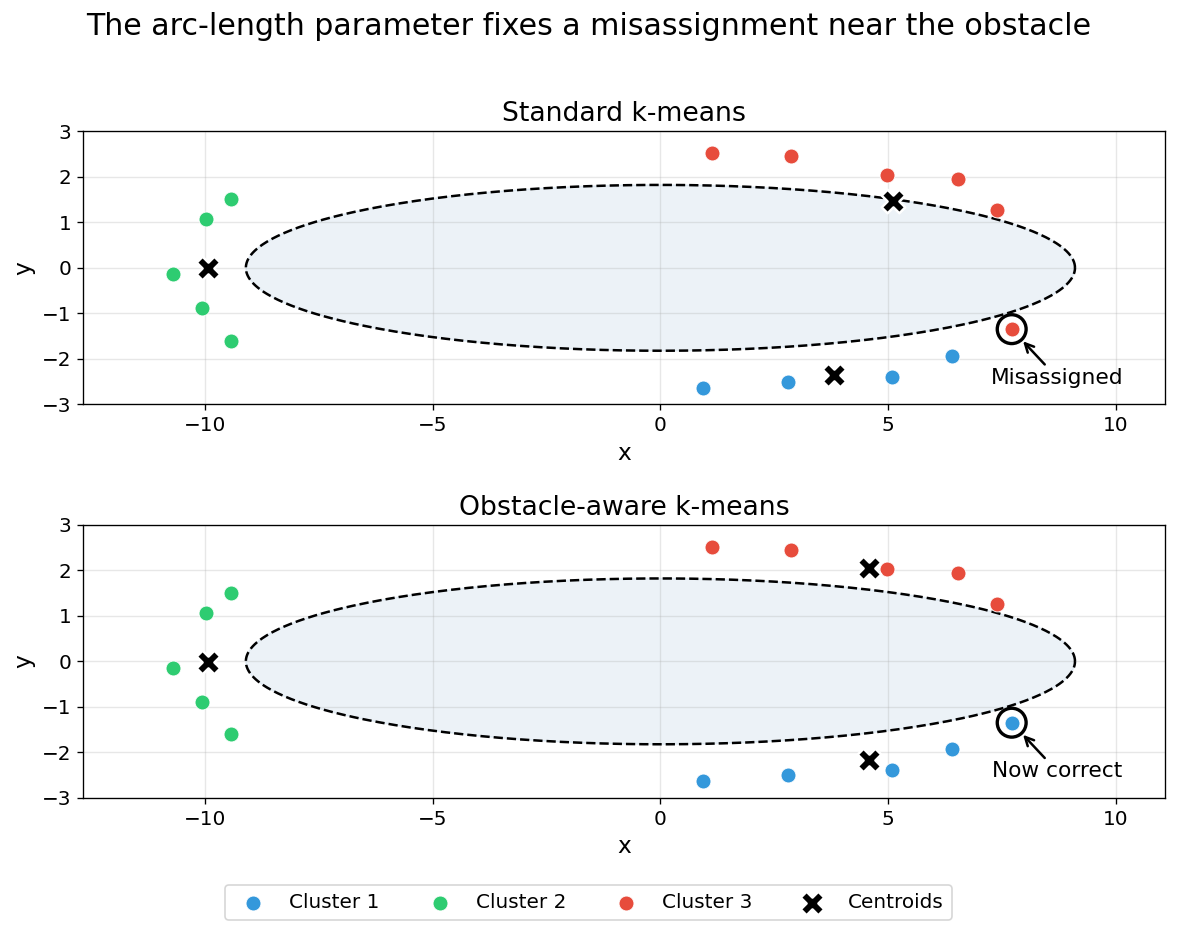
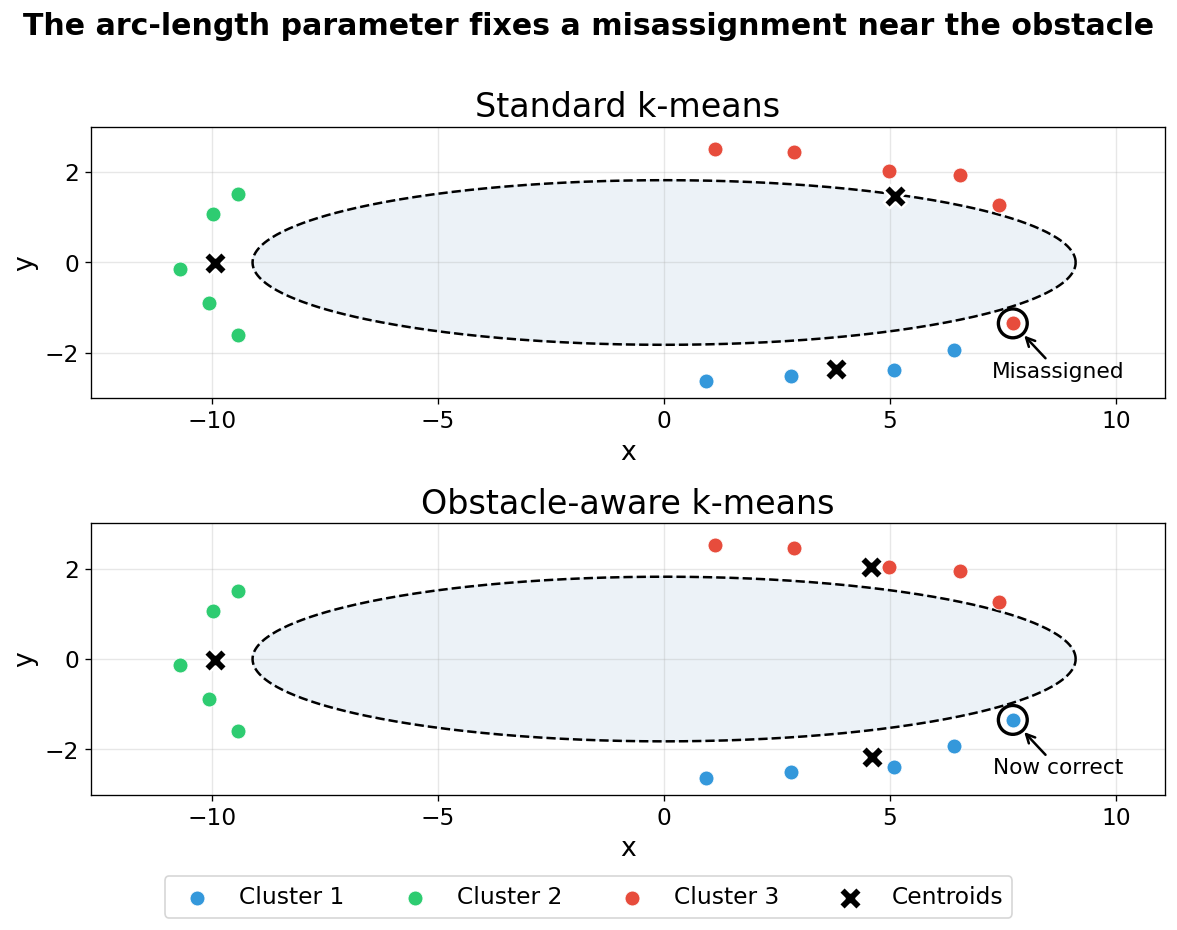
The notebook cell's code change between the first figure and the second:
--- before
+++ after
@@ -36,5 +36,5 @@
 ax.set_xlabel('x')
 ax.set_ylabel('y')
-ax.set_title('Standard k-means')
+ax.set_title('Standard k-means', fontweight='normal')
 ax.set_aspect('equal')
 ax.set_ylim(-3, 3)
@@ -70,5 +70,5 @@
 ax.set_xlabel('x')
 ax.set_ylabel('y')
-ax.set_title('Obstacle-aware k-means')
+ax.set_title('Obstacle-aware k-means', fontweight='normal')
 ax.set_aspect('equal')
 ax.set_ylim(-3, 3)
@@ -78,5 +78,5 @@
 
 plt.suptitle('The arc-length parameter fixes a misassignment near the obstacle',
-             fontsize=18, y=1.0)
+             fontsize=18, fontweight='bold', y=1.0)
 plt.tight_layout(rect=[0, 0.03, 1, 1])
 

Commit: Plot enhancements